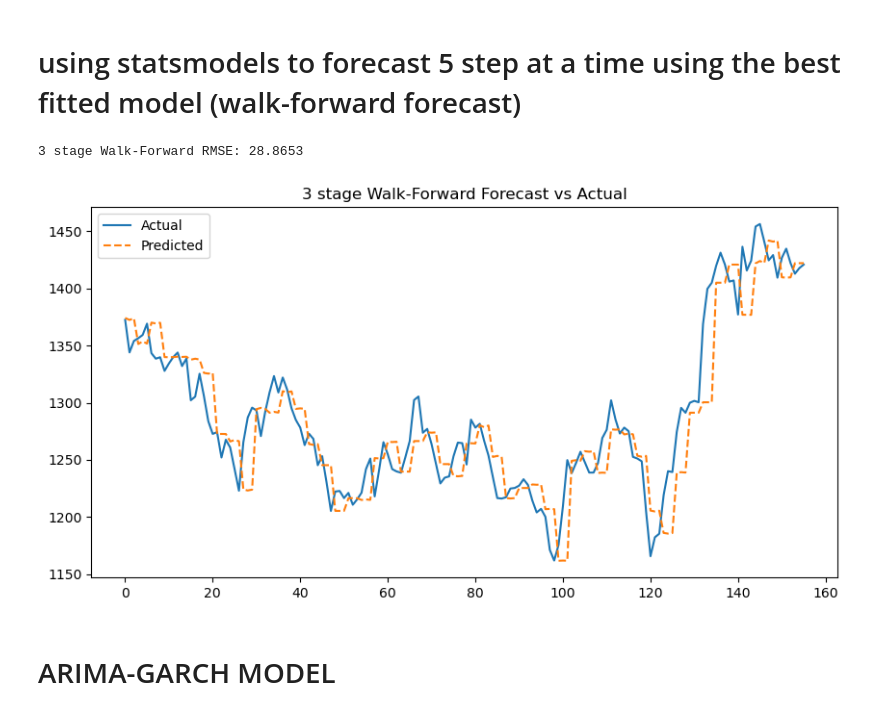
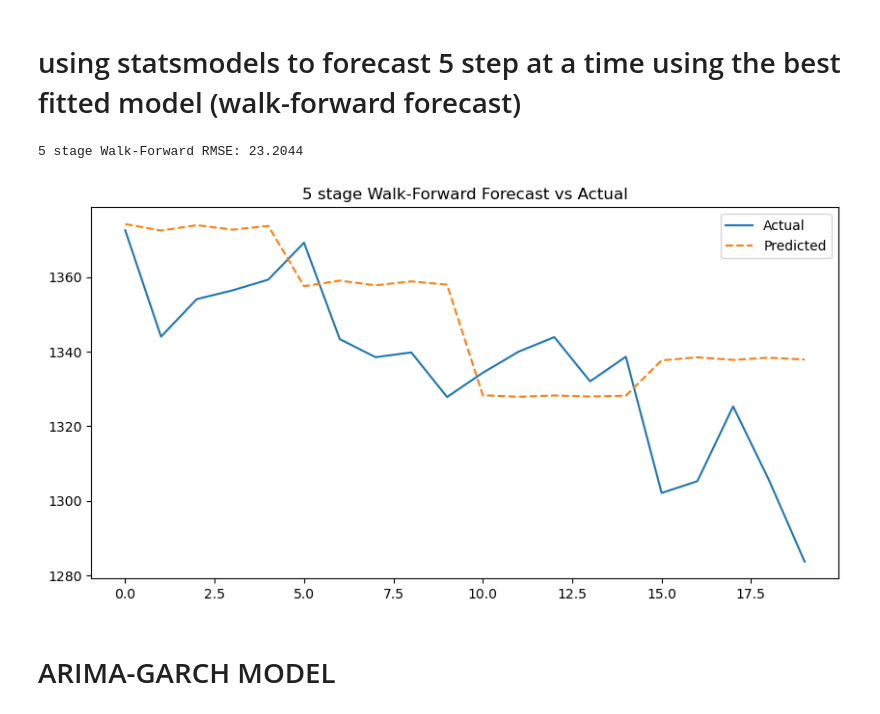
Before and after one commit to 035skt/ECO723, a Jupyter notebook: Analysis_11.ipynb, the cells around one changed output. Cells and saved outputs as stored; diff of their text form; code cells hidden in the pictures.

```diff
--- a/Analysis_11.ipynb
+++ b/Analysis_11.ipynb
@@ -82,5 +80,9 @@ test_size=0.2
 # analysis using first data
 train_size=int((1-test_size)*len(X))
 X_train,X_test=X.iloc[:train_size],X.iloc[train_size:]
+
+
+X_test=X_test.iloc[:20]
+
 print(X_train.shape,X_test.shape)
 # %% [output]
@@ -294,40 +298,40 @@ import matplotlib.pyplot as plt
 # Flatten and convert to float
 X_train_flat = X_train.values.ravel() if hasattr(X_train, 'values') else np.ravel(X_train)
 X_test_flat = X_test.values.ravel() if hasattr(X_test, 'values') else np.ravel(X_test)
 
 train = list(X_train_flat.astype(float))
 test = list(X_test_flat.astype(float))
 
-predictions = []
+predictions_arima = []
 order = (1, 1, 1)  # Replace with optimal order
-step_size = 3
+step_size = 5
 
 for t in range(0, len(test), step_size):
     model = ARIMA(np.array(train), order=order)
     model_fit = model.fit()
 
     # Forecast up to 5 steps ahead (or fewer at the end)
     steps = min(step_size, len(test) - t)
     forecast = model_fit.forecast(steps=steps)
-    predictions.extend(forecast)
+    predictions_arima.extend(forecast)
 
     # Update train with the actual next 5 values
     actuals = test[t:t + steps]
     train.extend(actuals)
 
 # Evaluation and plot
-rmse = np.sqrt(mean_squared_error(test[:len(predictions)], predictions))
+rmse = np.sqrt(mean_squared_error(test[:len(predictions_arima)], predictions_arima))
 print(f"{step_size} stage Walk-Forward RMSE: {rmse:.4f}")
 
 plt.figure(figsize=(10, 5))
 plt.plot(test, label='Actual')
-plt.plot(predictions, label='Predicted', linestyle='--')
+plt.plot(predictions_arima, label='Predicted', linestyle='--')
 plt.legend()
 plt.title(f"{step_size} stage Walk-Forward Forecast vs Actual")
 plt.show()
 # %% [output]
-3 stage Walk-Forward RMSE: 28.8653
+5 stage Walk-Forward RMSE: 23.2044
-[figure, old version]
+[figure, new version]
 # %% [markdown]
 # ARIMA-GARCH MODEL
 # %%
```
Also changed, not shown: parts of 27 cells of this notebook, 6 other files.
